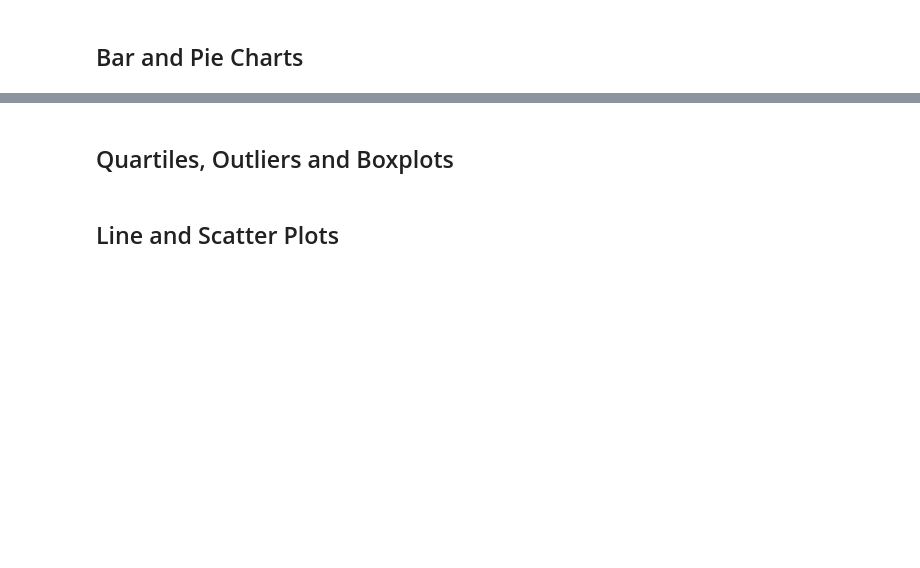
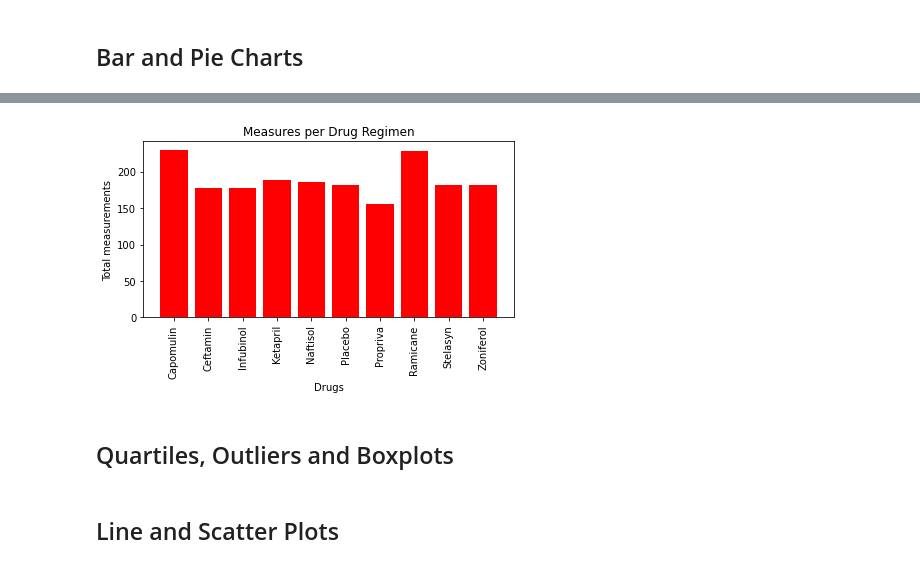
Before and after one commit to skunnath2020/Matplotlib-Challenge, a Jupyter notebook: Pymaceuticals/pymaceuticals_starter.ipynb, the cells around one changed output, grey strips where cells are left out. Drawn from its saved outputs; the diff is of its cells as text; code cells hidden in the pictures; blank space fills up the shorter version.

```diff
--- a/Pymaceuticals/pymaceuticals_starter.ipynb
+++ b/Pymaceuticals/pymaceuticals_starter.ipynb
@@ -140,3 +150,18 @@ Name: Tumor Volume (mm3), dtype: float64
+# %%
+# Generate a bar plot showing the total number of measurements taken on each drug regimen using pyplot.
+measures_df=drug_df.groupby('Drug Regimen').Tumor_vol.agg(['count']).reset_index()
+x_axis=measures_df["Drug Regimen"]
+y_axis=measures_df["count"]
+tick_locations = [value for value in x_axis]
+plt.bar(x_axis, y_axis, color='red')
+plt.title("Measures per Drug Regimen")
+plt.xlabel("Drugs")
+plt.ylabel("Total measurements")
+plt.xticks(tick_locations, measures_df['Drug Regimen'], rotation="vertical")
+plt.tight_layout()
+plt.show()
+# %% [output]
+[figure, added]
 # %%
 # Generate a pie plot showing the distribution of female versus male mice using pandas
 # %%
```
Also changed, not shown: parts of 4 cells of this notebook.
